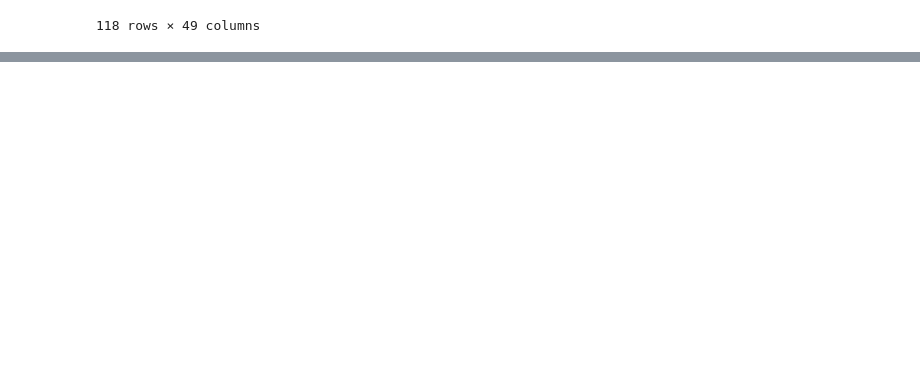
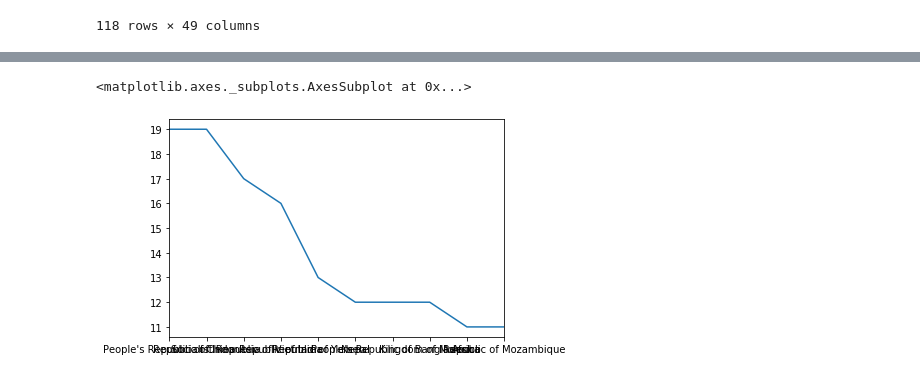
Before and after one commit to fysophia0302/Springboard, a Jupyter notebook: mini project/data_wrangling_json/fy_mini_project_5.2.ipynb, the cells around one changed output, grey strips where cells are left out. Drawn from its saved outputs; the diff is of its cells as text; code cells hidden in the pictures; blank space fills up the shorter version.

```diff
--- a/mini project/data_wrangling_json/fy_mini_project_5.2.ipynb
+++ b/mini project/data_wrangling_json/fy_mini_project_5.2.ipynb
@@ -162 +162,4 @@ df_sort.head(10)
 10 rows × 49 columns
+# %%
+#another way for counts of countries
+df_grouped2=df['countryname'].value_counts()
@@ -163,3 +180,8 @@ df_sort.head(10)
+# %%
+df_grouped2.head(10).plot()
+# %% [output]
+<matplotlib.axes._subplots.AxesSubplot at 0x...>
+[figure, added]
 # %%
 #resort by the 'mjthemecode'
 df_sort2=df.sort_values(by='mjthemecode', ascending=False)
```
Also changed, not shown: parts of 2 cells of this notebook.
